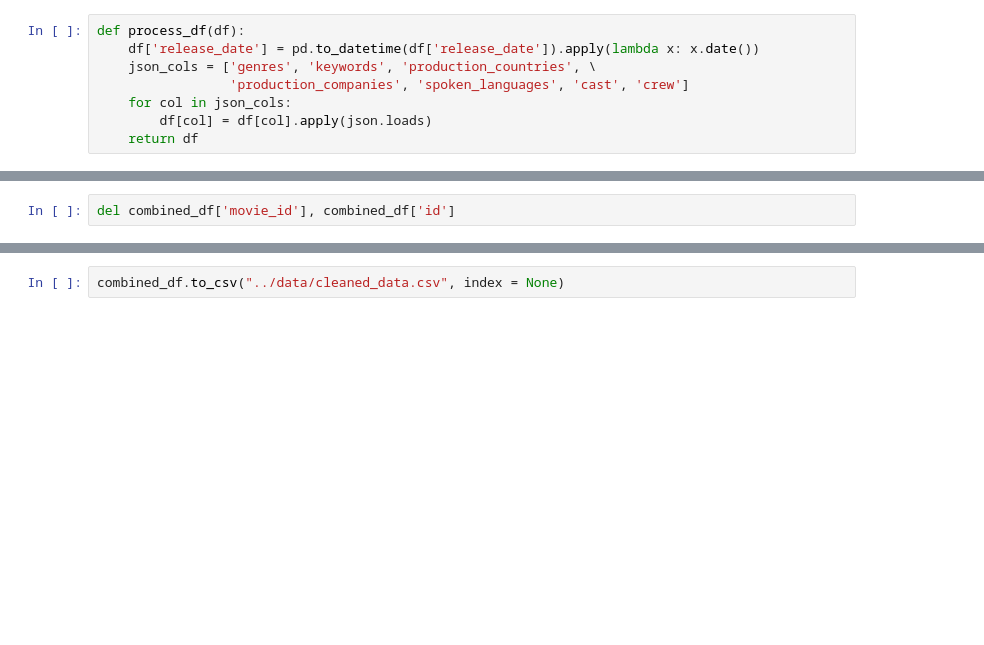
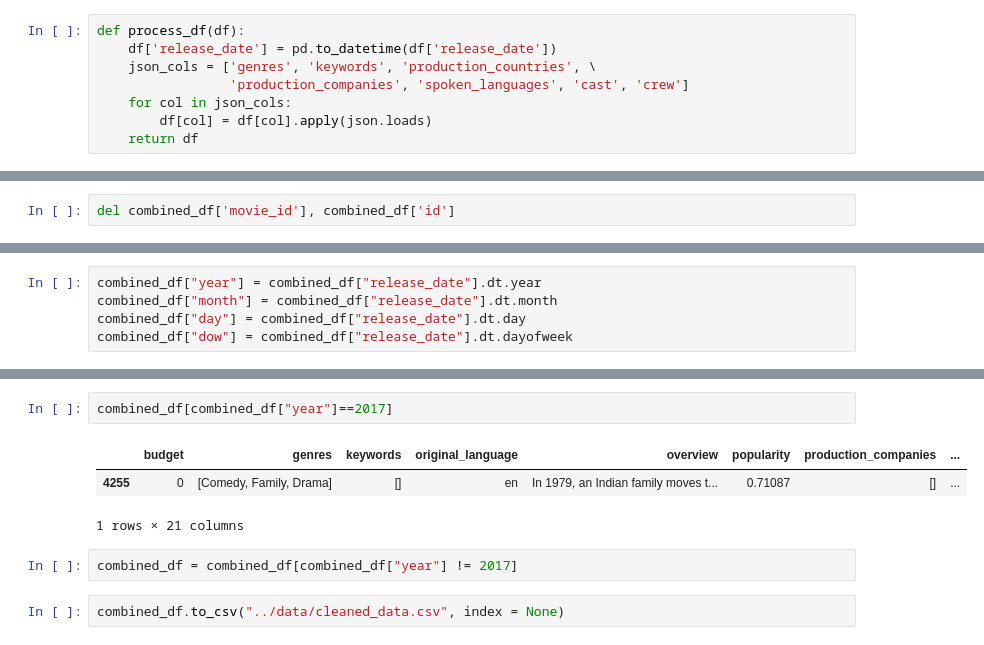
Before and after one commit to k7p/dataviz_project, a Jupyter notebook: code/Data Cleaning.ipynb, the cells around one changed output, grey strips where cells are left out. Saved outputs shown, nothing was run; the diff lists cells and outputs as text; blank space fills up the shorter version.

```diff
--- a/code/Data Cleaning.ipynb
+++ b/code/Data Cleaning.ipynb
@@ -9,7 +9,7 @@ credits_df = pd.read_csv("../tmdb_5000_credits.csv")
 combine = pd.merge(movie_df, credits_df, left_on = 'id', right_on = 'movie_id')
 # %%
 def process_df(df):
-    df['release_date'] = pd.to_datetime(df['release_date']).apply(lambda x: x.date())
+    df['release_date'] = pd.to_datetime(df['release_date'])
     json_cols = ['genres', 'keywords', 'production_countries', \
                  'production_companies', 'spoken_languages', 'cast', 'crew']
     for col in json_cols:
@@ -190,0 +193,5 @@ del combined_df['movie_id'], combined_df['id']
+# %%
+combined_df["year"] = combined_df["release_date"].dt.year
+combined_df["month"] = combined_df["release_date"].dt.month
+combined_df["day"] = combined_df["release_date"].dt.day
+combined_df["dow"] = combined_df["release_date"].dt.dayofweek
@@ -191,2 +219,10 @@ del combined_df['movie_id'], combined_df['id']
+# %%
+combined_df[combined_df["year"]==2017]
+# %% [output]
+|  | budget | genres | keywords | original_language | overview | popularity | production_companies | ... |
+| 4255 | 0 | [Comedy, Family, Drama] | [] | en | In 1979, an Indian family moves t... | 0.71087 | [] | ... |
+1 rows × 21 columns
+# %%
+combined_df = combined_df[combined_df["year"] != 2017]
 # %%
 combined_df.to_csv("../data/cleaned_data.csv", index = None)
```
Also changed, not shown: parts of 4 cells of this notebook.
